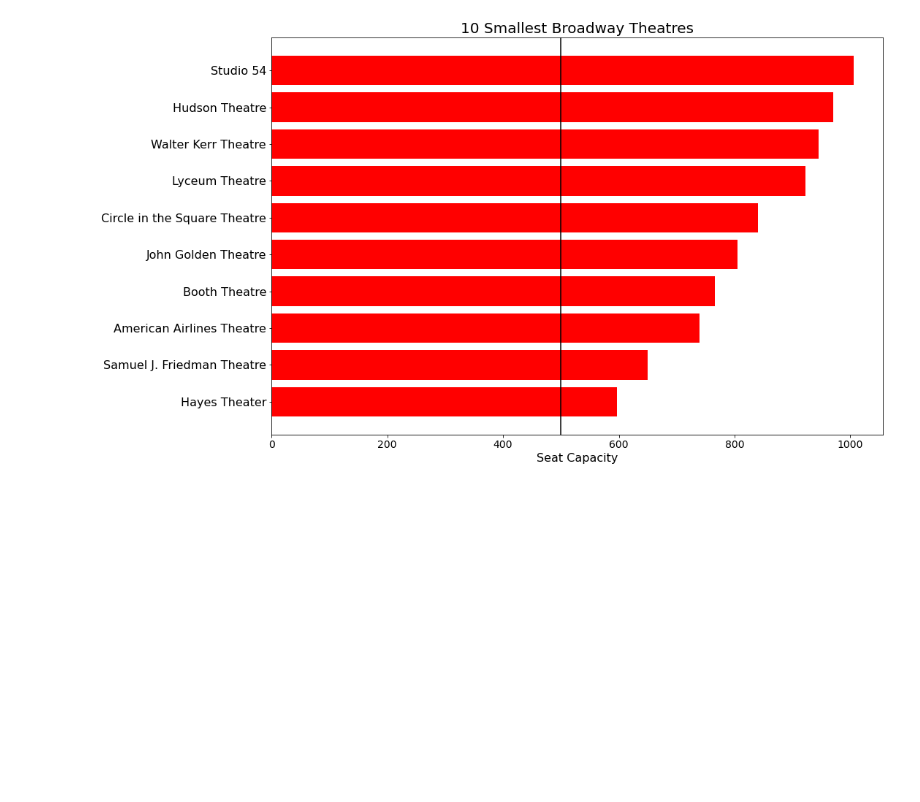
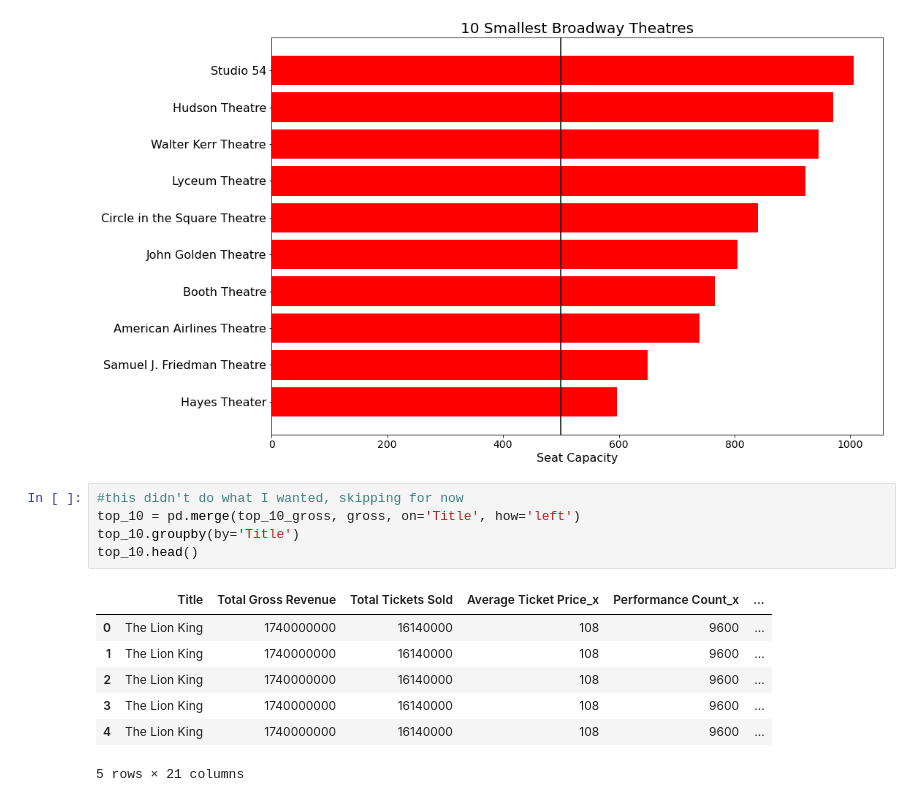
Before and after one commit to abihelvey/Broadway-Success, a Jupyter notebook: notebooks/overview_visualizations.ipynb, the cells around one changed output. Saved outputs shown, nothing was run; the diff lists cells and outputs as text; blank space fills up the shorter version.

```diff
--- a/notebooks/overview_visualizations.ipynb
+++ b/notebooks/overview_visualizations.ipynb
@@ -218,3 +218,16 @@ plt.axvline(x=500, color='black')
 plt.show()
 # %% [output]
 [figure]
+# %%
+#this didn't do what I wanted, skipping for now
+top_10 = pd.merge(top_10_gross, gross, on='Title', how='left')
+top_10.groupby(by='Title')
+top_10.head()
+# %% [output]
+|  | Title | Total Gross Revenue | Total Tickets Sold | Average Ticket Price_x | Performance Count_x | ... |
+| 0 | The Lion King | 1740000000 | 16140000 | 108 | 9600 | ... |
+| 1 | The Lion King | 1740000000 | 16140000 | 108 | 9600 | ... |
+| 2 | The Lion King | 1740000000 | 16140000 | 108 | 9600 | ... |
+| 3 | The Lion King | 1740000000 | 16140000 | 108 | 9600 | ... |
+| 4 | The Lion King | 1740000000 | 16140000 | 108 | 9600 | ... |
+5 rows × 21 columns
```
Also changed, not shown: parts of 4 cells of this notebook.
